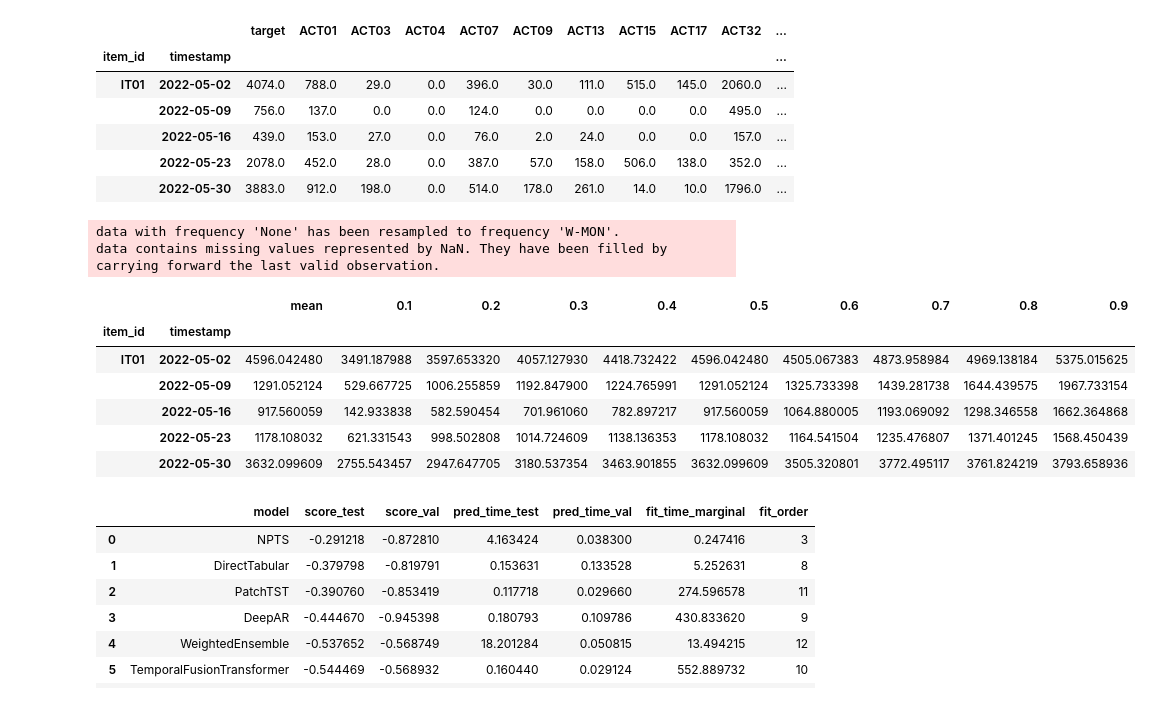
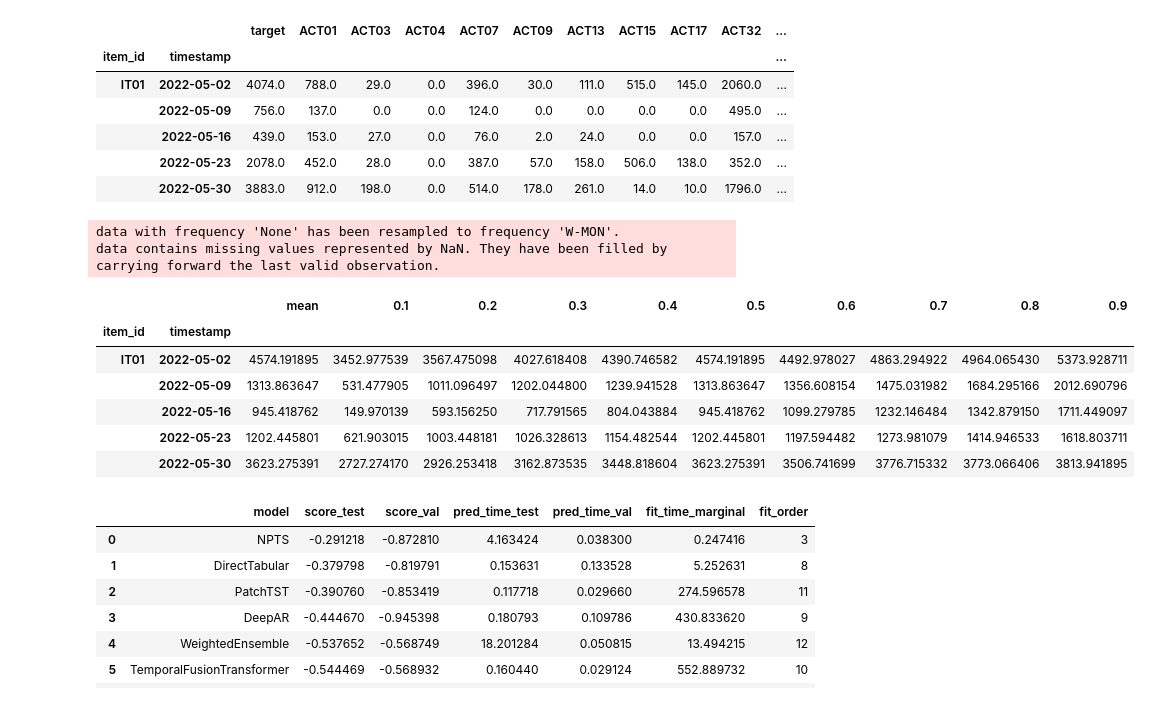
Before and after one commit to gianluca-coletta/Tesi_Magistrale, a Jupyter notebook: Code/PredictionBestModel.ipynb, the cells around one changed output. Drawn from its saved outputs; the diff is of its cells as text; code cells hidden in the pictures.

```diff
--- a/Code/PredictionBestModel.ipynb
+++ b/Code/PredictionBestModel.ipynb
@@ -82,18 +82,18 @@ test_data.head()
 |  | 2022-05-30 | 3883.0 | 912.0 | 198.0 | 0.0 | 514.0 | 178.0 | 261.0 | 14.0 | 10.0 | 1796.0 | ... |
 # %%
 # Make prediction on training data
-predictions = predictor.predict(train_data, model="TemporalFusionTransformer", random_seed=42)
+predictions = predictor.predict(train_data, random_seed=42)
 predictions.head()
 # %% [output]
 data with frequency 'None' has been resampled to frequency 'W-MON'.
 data contains missing values represented by NaN. They have been filled by carrying forward the last valid observation.
 |  |  | mean | 0.1 | 0.2 | 0.3 | 0.4 | 0.5 | 0.6 | 0.7 | 0.8 | 0.9 |
 | item_id | timestamp |  |  |  |  |  |  |  |  |  |  |
-| IT01 | 2022-05-02 | 4596.042480 | 3491.187988 | 3597.653320 | 4057.127930 | 4418.732422 | 4596.042480 | 4505.067383 | 4873.958984 | 4969.138184 | 5375.015625 |
-|  | 2022-05-09 | 1291.052124 | 529.667725 | 1006.255859 | 1192.847900 | 1224.765991 | 1291.052124 | 1325.733398 | 1439.281738 | 1644.439575 | 1967.733154 |
-|  | 2022-05-16 | 917.560059 | 142.933838 | 582.590454 | 701.961060 | 782.897217 | 917.560059 | 1064.880005 | 1193.069092 | 1298.346558 | 1662.364868 |
-|  | 2022-05-23 | 1178.108032 | 621.331543 | 998.502808 | 1014.724609 | 1138.136353 | 1178.108032 | 1164.541504 | 1235.476807 | 1371.401245 | 1568.450439 |
-|  | 2022-05-30 | 3632.099609 | 2755.543457 | 2947.647705 | 3180.537354 | 3463.901855 | 3632.099609 | 3505.320801 | 3772.495117 | 3761.824219 | 3793.658936 |
+| IT01 | 2022-05-02 | 4574.191895 | 3452.977539 | 3567.475098 | 4027.618408 | 4390.746582 | 4574.191895 | 4492.978027 | 4863.294922 | 4964.065430 | 5373.928711 |
+|  | 2022-05-09 | 1313.863647 | 531.477905 | 1011.096497 | 1202.044800 | 1239.941528 | 1313.863647 | 1356.608154 | 1475.031982 | 1684.295166 | 2012.690796 |
+|  | 2022-05-16 | 945.418762 | 149.970139 | 593.156250 | 717.791565 | 804.043884 | 945.418762 | 1099.279785 | 1232.146484 | 1342.879150 | 1711.449097 |
+|  | 2022-05-23 | 1202.445801 | 621.903015 | 1003.448181 | 1026.328613 | 1154.482544 | 1202.445801 | 1197.594482 | 1273.981079 | 1414.946533 | 1618.803711 |
+|  | 2022-05-30 | 3623.275391 | 2727.274170 | 2926.253418 | 3162.873535 | 3448.818604 | 3623.275391 | 3506.741699 | 3776.715332 | 3773.066406 | 3813.941895 |
 # %%
 predictor.leaderboard(test_data)
 # %% [output]
```
Also changed, not shown: parts of 3 cells of this notebook, 38 other files.
